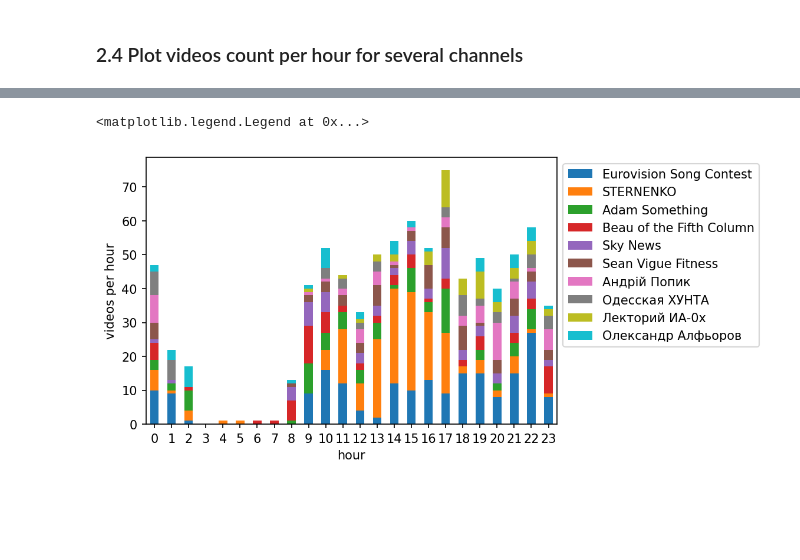
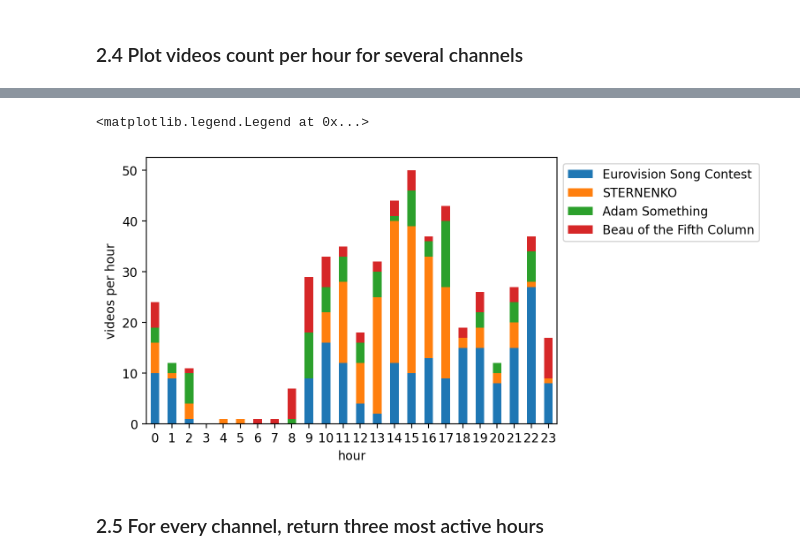
Before and after one commit to SanAntonik/yt_activity_analysis, a Jupyter notebook: explore.ipynb, the cells around one changed output, grey strips where cells are left out. Cells and saved outputs as stored; diff of their text form; code cells hidden in the pictures; blank space fills up the shorter version.

Commit message:
Slightly rearrange your Jupyter Notebook

```diff
--- a/explore.ipynb
+++ b/explore.ipynb
@@ -4,6 +4,8 @@
 import numpy as np
 import pandas as pd
 import matplotlib.pyplot as plt
+# %%
+plt.rcParams['figure.dpi'] = 200 # make your graphs bigger
 # %% [markdown]
 # 1. Get data with a previosly made function
 # %%
@@ -42,7 +46,4 @@ Name: channel_name, Length: 1123, dtype: Int64
 # %%
-# Plot the most watched n channels
-plt.rcParams['figure.dpi'] = 150 # make your graphs bigger
-
 n = 25
 top_n_channels = counts.iloc[:n]
 ax = top_n_channels.plot(kind="barh", color="purple", title=f"{n} most watched channels")
@@ -77,14 +93,0 @@ list_top_n_channels
-# %%
-start_point = 0
-interval = 10
-end_point = start_point + interval
-
-series = get_videos_per_h_series(df, list_top_n_channels[start_point])
-ax = series.plot(rot=0,
-                 xlabel="hour", ylabel="videos per hour")
-
-for i in range(start_point+1, end_point):
-    another_series = get_videos_per_h_series(df, list_top_n_channels[i])
-    ax.plot(another_series)
-ax.legend(list_top_n_channels[start_point:end_point])
-list_top_n_channels[start_point:end_point]
@@ -103,13 +94,19 @@ list_top_n_channels[start_point:end_point]
 # %%
+start_point = 0
+interval = 4
+end_point = start_point + interval
+
 df_data = {f"{list_top_n_channels[start_point]}": get_videos_per_h_series(
     df, list_top_n_channels[start_point])}
 df_top_n_channels = pd.DataFrame(data=df_data)
 for i in range(start_point+1, end_point):
     df_top_n_channels[list_top_n_channels[i]] = get_videos_per_h_series(
         df, list_top_n_channels[i])
 df_top_n_channels
 df_top_n_channels.plot.bar(stacked=True, rot=0,
                            xlabel="hour", ylabel="videos per hour").legend(bbox_to_anchor=(1,1))
 # %% [output]
 <matplotlib.legend.Legend at 0x...>
-[figure, old version]
+[figure, new version]
+# %% [markdown]
+### 2.5 For every channel, return three most active hours
```
Also changed, not shown: parts of 7 cells of this notebook.
